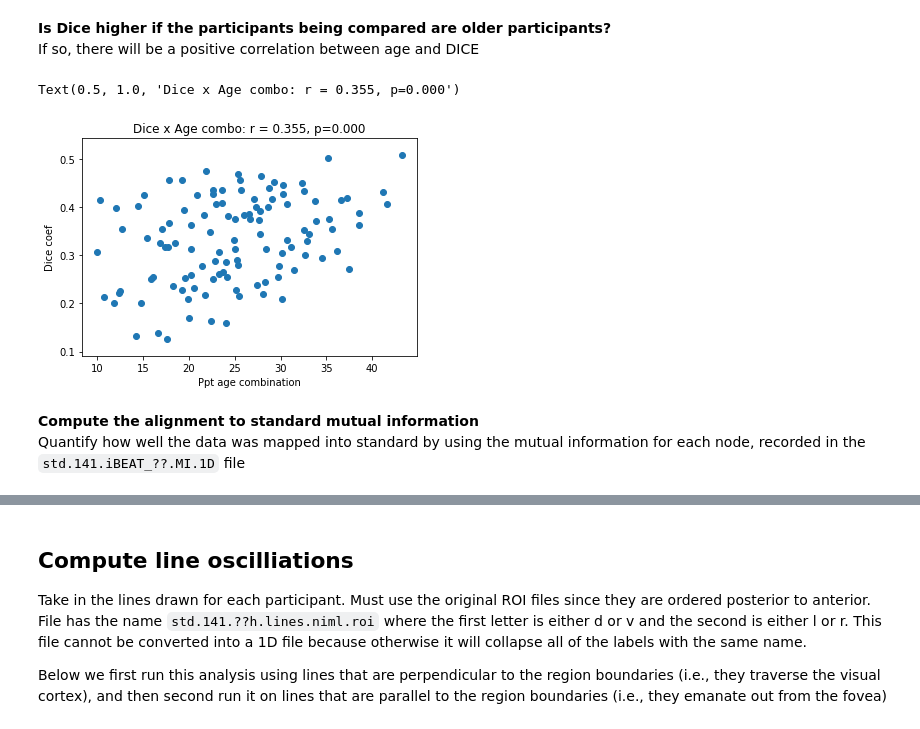
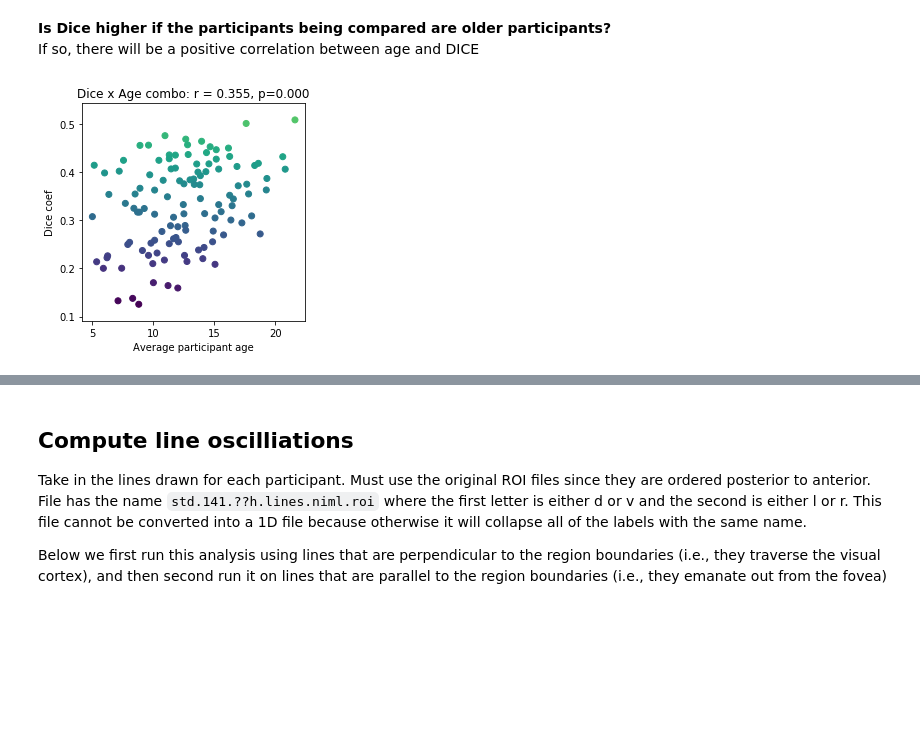
Before and after one commit to ntblab/infant_neuropipe, a Jupyter notebook: scripts/Retinotopy/Retinotopy.ipynb, the cells around one changed output, grey strips where cells are left out. Cells and saved outputs as stored; diff of their text form; code cells hidden in the pictures; blank space fills up the shorter version.

```diff
--- a/scripts/Retinotopy/Retinotopy.ipynb
+++ b/scripts/Retinotopy/Retinotopy.ipynb
@@ -793,10 +793,10 @@ key_formats = {'Age': '%0.1f',
 # Resort the idxs by age
 resorted_idxs = df.index.values[np.argsort(df['Age'])]
 
-for ppt_idx in resorted_idxs:
+for session_counter, ppt_idx in enumerate(resorted_idxs):
 
     # What is the ID for this participant
-    print_str = df['ID'][ppt_idx]
+    print_str = 'S%02d & ' % (session_counter + 1) + df['ID'][ppt_idx]
     for key in key_formats.keys():
 
         key_val = df[key][ppt_idx]
@@ -810,7 +810,7 @@ for ppt_idx in resorted_idxs:
 
 # Print an extra row of the means
 print('\hline')
-print_str = 'Av.'
+print_str = 'Av. & .'
 for key in key_formats.keys():
 
     if key == 'Sex':
@@ -1404,6 +1404,7 @@ for hemi in ['lh', 'rh']:
 wholebrain_vol = []
 denominator = 100000 # If you don't divide by this then the numbers get put in a bad range
 is_whole_brain_vol = 1 # what do you want to use for the reference in the partial correlation
+voxel_size = 0.9375 # How big is each voxel in a single dimension
 
 if is_whole_brain_vol == 1:
     mask_name = 'mask'
@@ -1415,13 +1416,17 @@ for ppt in df['ID']:
     vol = nib.load('%s/iBEAT/%s/mri/%s.nii.gz' % (data_dir, ppt, mask_name)).get_data()
 
     # How many voxels are in the wholebrain
-    wholebrain_vol += [(vol.sum() * (0.9375 ** 3)) / 100000]
+    wholebrain_vol += [(vol.sum() * (voxel_size ** 3))]
 
 # Get the brain volume correlation
-slope, intercept = np.polyfit(df['Age'], np.asarray(wholebrain_vol) * denominator, 1)
+slope, intercept = np.polyfit(df['Age'], np.asarray(wholebrain_vol), 1)
 r_val = np.corrcoef(df['Age'], np.asarray(wholebrain_vol))[0, 1]
 p_val = randomise_corr(df['Age'], np.asarray(wholebrain_vol))
 
+plt.scatter(df['Age'], np.asarray(wholebrain_vol))
+plt.xlabel('Age')
+plt.ylabel('Volume')
+
 print('%s volume age correlation. b=%0.3f, r=%0.3f, p=%0.3f' % (mask_name, slope, r_val, p_val))
 # %% [output]
 mask volume age correlation. b=14763.585, r=0.804, p=0.000
@@ -1629,17 +1635,18 @@ key_formats['V3'] = num_format
 # Resort the idxs by age
 resorted_idxs = np.argsort(df['Age'])
 
-print_str = 'ID'
+print_str = 'Session Num. & ID'
 for key in key_formats.keys():
     print_str += ' & ' + key
 
-print_str += '\\\\'
+print_str += ' & Volume\\\\'
 print(print_str)
 
-for ppt_idx in resorted_idxs:
+for session_counter, ppt_idx in enumerate(resorted_idxs):
 
     # What is the ID for this participant
-    print_str = lh_df['ID'][ppt_idx]
+
+    print_str = 'S%02d & ' % (session_counter + 1) + lh_df['ID'][ppt_idx]
     for key in key_formats.keys():
 
         if key[0] == 'v' or key[0] == 'd':
@@ -1650,13 +1657,14 @@ for ppt_idx in resorted_idxs:
         # Append to the string differently if it is a string or num
         print_str += (' & ' + key_formats[key]) % key_val
 
-    print_str += '\\\\'
+    # Add the volume column and the end line
+    print_str += ' & %0.0f\\\\' % wholebrain_vol[ppt_idx]
 
     print(print_str)
 
 # Print an extra row of the means
 print('\hline')
-print_str = 'Av.'
+print_str = 'Av. & .'
 for key in key_formats.keys():
 
     if key[0] == 'v' or key[0] == 'd':
@@ -1669,6 +1677,7 @@ for key in key_formats.keys():
     # Append to the string differently if it is a string or num
     print_str += (' & ' + key_format) % key_val
 
-print_str += '\\\\'
+# Add the volume column and the end line
+print_str += ' & %0.0f\\\\' % np.mean(wholebrain_vol)
 print(print_str)
 # %% [output]
@@ -2013,6 +2057,9 @@ print('Average age difference of participants who are lower rank: %0.3f' % np.me
 
 plt.colorbar()
 
+# get the range of the figure
+imshow_vmin, imshow_vmax = plt.gci().get_clim()
+
 plt.savefig('%s/intersubject_similarity.svg' % (plot_dir))
 # %% [output]
 Rank of repeated session particpants, out of 17
@@ -2216,38 +2264,37 @@ dice_vals = []
 for ppt_1_counter, ppt_1_age in enumerate(age_list):
     for ppt_2_counter, ppt_2_age in enumerate(age_list):
 
         if (ppt_2_counter < ppt_1_counter) and (np.isnan(average_mat[ppt_1_counter, ppt_2_counter]) == 0):
 
             # Check ppt IDs
             ppt_1 = ppt_ids[ppt_1_counter][:-2]
             ppt_2 = ppt_ids[ppt_2_counter][:-2]
 
             # If these are different participants (or you don't want to exclude matches then do this)
             if (ppt_1 != ppt_2) or (exclude_same_ppt == 0):
 
                 # Store the dice vals
                 dice_vals += [average_mat[ppt_1_counter, ppt_2_counter]]
 
                 # Store the age
                 if age_comb_add == 1:
-                    age_comb += [ppt_1_age + ppt_2_age]
+                    age_comb += [(ppt_1_age + ppt_2_age) / 2]
                 elif age_comb_add == 0:
                     age_comb += [ppt_1_age * ppt_2_age]
                 elif age_comb_add == -1:
                     age_comb += [ppt_1_age]
 
                 age_diff += [abs(ppt_1_age - ppt_2_age)]
 
 # Get the correlation
 corr_val = np.corrcoef(age_comb, dice_vals)[0, 1]
 
-plt.scatter(age_comb, dice_vals)
+plt.figure(figsize=(4,4))
+plt.scatter(age_comb, dice_vals, c=dice_vals)
+plt.clim([imshow_vmin, imshow_vmax])
 plt.ylabel('Dice coef')
-plt.xlabel('Ppt age combination')
+plt.xlabel('Average participant age')
 plt.title('Dice x Age combo: r = %0.3f, p=%0.3f' % (corr_val, randomise_corr(age_comb, dice_vals)))
+plt.savefig('%s/Dice_by_age_average.svg' % (plot_dir));
 # %% [output]
-Text(0.5, 1.0, 'Dice x Age combo: r = 0.355, p=0.000')
-[figure, old version]
+[figure, new version]
-# %% [markdown]
-**Compute the alignment to standard mutual information**
-Quantify how well the data was mapped into standard by using the mutual information for each node, recorded in the `std.141.iBEAT_??.MI.1D` file
```
Also changed, not shown: parts of 12 cells of this notebook.
